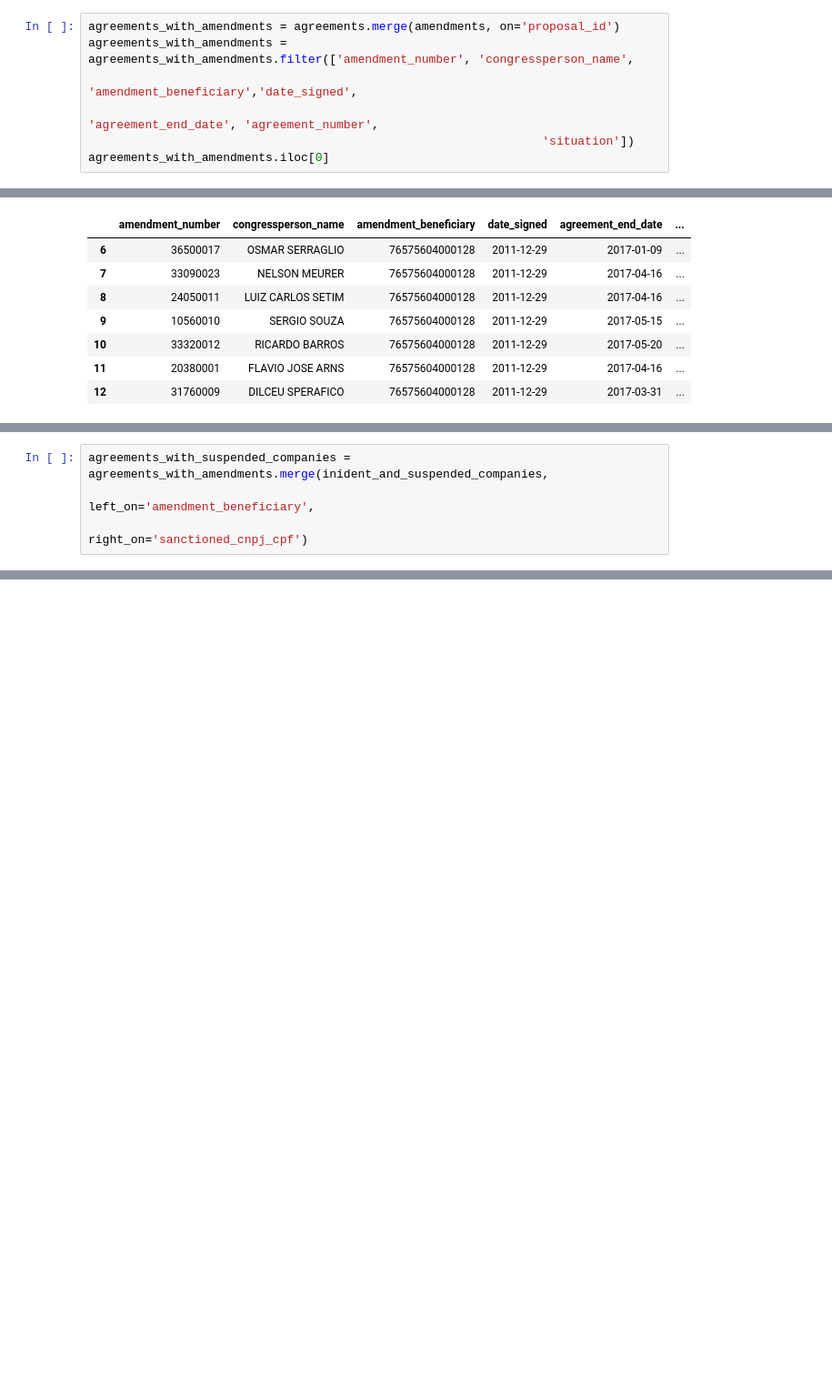
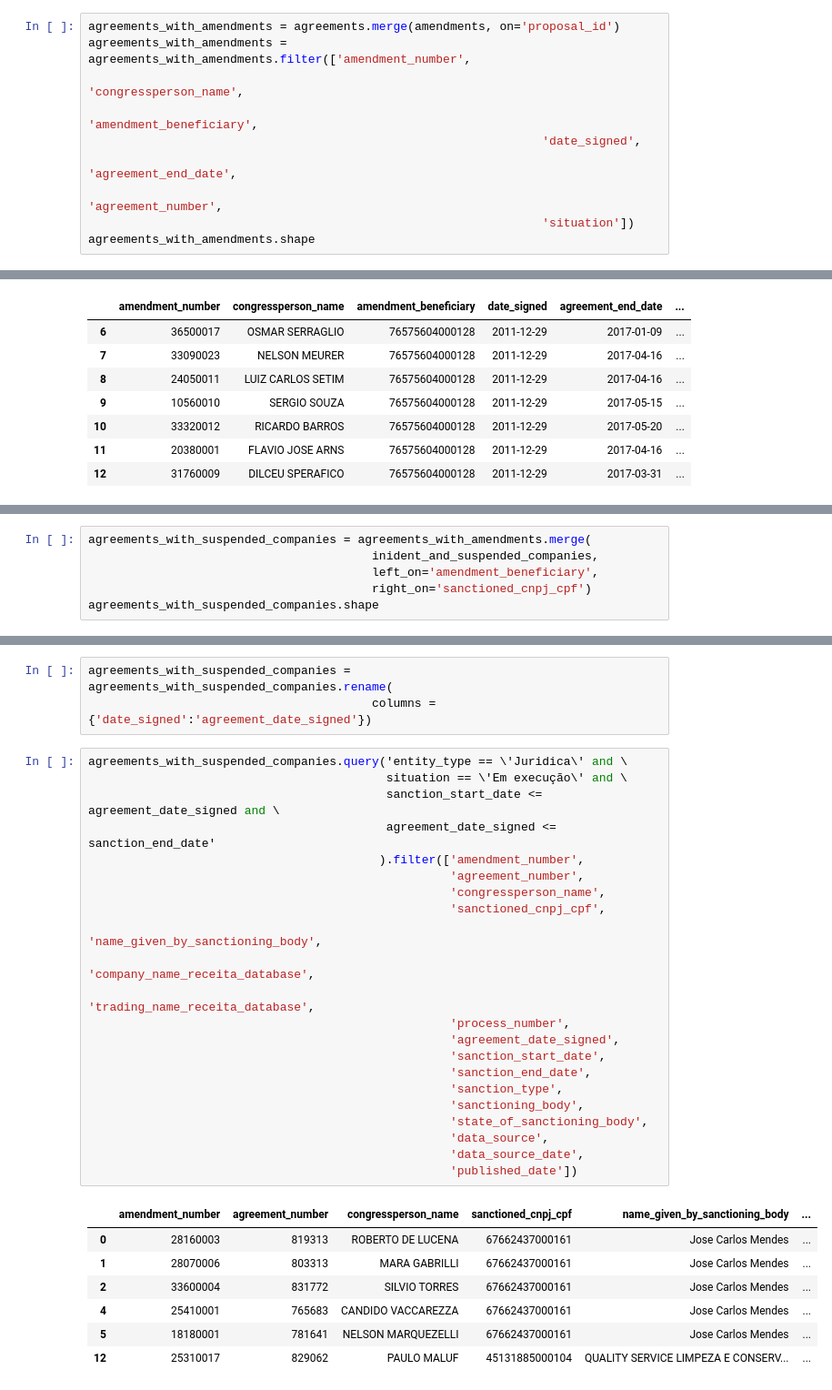
Before and after one commit to okfn-brasil/serenata-de-amor, a Jupyter notebook: develop/2016-12-12-marcusrehm-federal-budget-companies-with-sanctions.ipynb, the cells around one changed output, grey strips where cells are left out. Shown at 91% size. Cells and saved outputs as stored; diff of their text form; blank space fills up the shorter version.

```diff
--- a/develop/2016-12-12-marcusrehm-federal-budget-companies-with-sanctions.ipynb
+++ b/develop/2016-12-12-marcusrehm-federal-budget-companies-with-sanctions.ipynb
@@ -47,8 +57,11 @@ agreements.shape
 # %%
 agreements_with_amendments = agreements.merge(amendments, on='proposal_id')
-agreements_with_amendments = agreements_with_amendments.filter(['amendment_number', 'congressperson_name',
-                                                                'amendment_beneficiary','date_signed',
-                                                                'agreement_end_date', 'agreement_number',
+agreements_with_amendments = agreements_with_amendments.filter(['amendment_number',
+                                                                'congressperson_name',
+                                                                'amendment_beneficiary',
+                                                                'date_signed',
+                                                                'agreement_end_date',
+                                                                'agreement_number',
                                                                 'situation'])
-agreements_with_amendments.iloc[0]
+agreements_with_amendments.shape
 # %% [output]
@@ -178,6 +210,8 @@ detailing
 Abrangência definida em decisão judicial
 Name: 0, dtype: object
 # %%
-agreements_with_suspended_companies = agreements_with_amendments.merge(inident_and_suspended_companies,
-                                                                   left_on='amendment_beneficiary',
-                                                                   right_on='sanctioned_cnpj_cpf')
+agreements_with_suspended_companies = agreements_with_amendments.merge(
+                                        inident_and_suspended_companies,
+                                        left_on='amendment_beneficiary',
+                                        right_on='sanctioned_cnpj_cpf')
+agreements_with_suspended_companies.shape
@@ -196,0 +232,33 @@ agreements_with_suspended_companies.query('SIT_CONVENIO == \'Em execução\' and
+# %%
+agreements_with_suspended_companies = agreements_with_suspended_companies.rename(
+                                        columns = {'date_signed':'agreement_date_signed'})
+# %%
+agreements_with_suspended_companies.query('entity_type == \'Juridica\' and \
+                                          situation == \'Em execução\' and \
+                                          sanction_start_date <= agreement_date_signed and \
+                                          agreement_date_signed <= sanction_end_date'
+                                         ).filter(['amendment_number',
+                                                   'agreement_number',
+                                                   'congressperson_name',
+                                                   'sanctioned_cnpj_cpf',
+                                                   'name_given_by_sanctioning_body',
+                                                   'company_name_receita_database',
+                                                   'trading_name_receita_database',
+                                                   'process_number',
+                                                   'agreement_date_signed',
+                                                   'sanction_start_date',
+                                                   'sanction_end_date',
+                                                   'sanction_type',
+                                                   'sanctioning_body',
+                                                   'state_of_sanctioning_body',
+                                                   'data_source',
+                                                   'data_source_date',
+                                                   'published_date'])
+# %% [output]
+|  | amendment_number | agreement_number | congressperson_name | sanctioned_cnpj_cpf | name_given_by_sanctioning_body | ... |
+| 0 | 28160003 | 819313 | ROBERTO DE LUCENA | 67662437000161 | Jose Carlos Mendes | ... |
+| 1 | 28070006 | 803313 | MARA GABRILLI | 67662437000161 | Jose Carlos Mendes | ... |
+| 2 | 33600004 | 831772 | SILVIO TORRES | 67662437000161 | Jose Carlos Mendes | ... |
+| 4 | 25410001 | 765683 | CANDIDO VACCAREZZA | 67662437000161 | Jose Carlos Mendes | ... |
+| 5 | 18180001 | 781641 | NELSON MARQUEZELLI | 67662437000161 | Jose Carlos Mendes | ... |
+| 12 | 25310017 | 829062 | PAULO MALUF | 45131885000104 | QUALITY SERVICE LIMPEZA E CONSERV... | ... |
```
Also changed, not shown: parts of 18 cells of this notebook, 3 other files.
